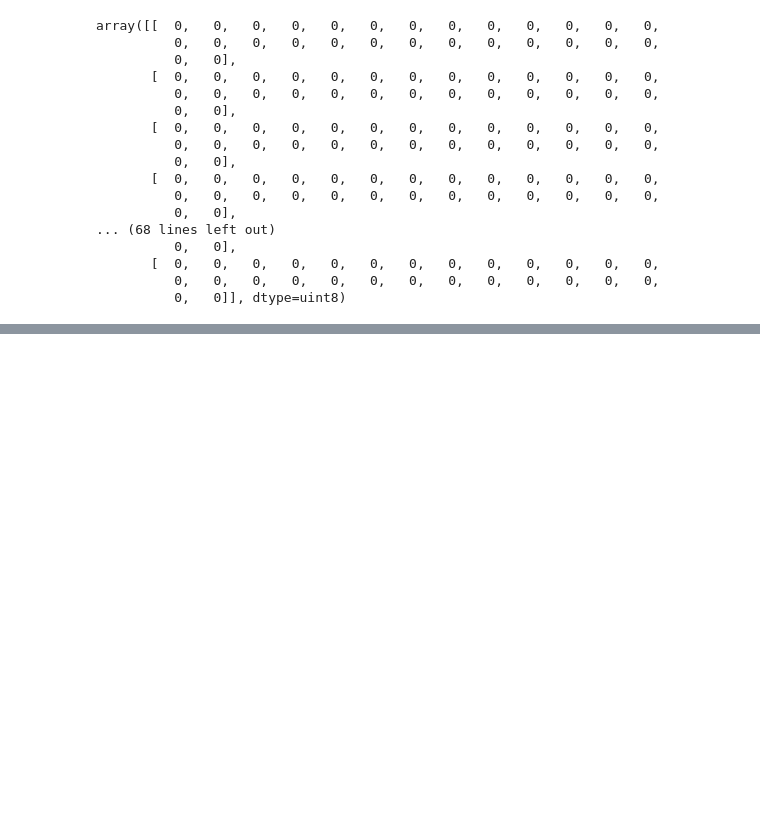
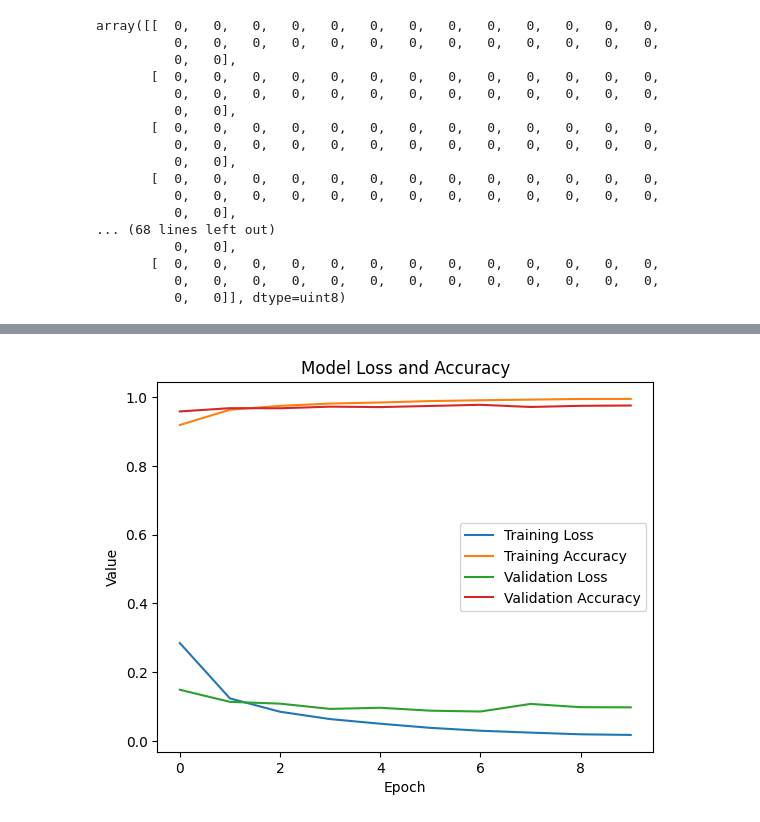
Before and after one commit to HimanshuHeda/NL_DL, a Jupyter notebook: multiclassification.ipynb, the cells around one changed output, grey strips where cells are left out. Cells and saved outputs as stored; diff of their text form; code cells hidden in the pictures; blank space fills up the shorter version.

Commit message:
Model for testing

```diff
--- a/multiclassification.ipynb
+++ b/multiclassification.ipynb
@@ -120,0 +176,6 @@ array([[  0,   0,   0,   0,   0,   0,   0,   0,   0,   0,   0,   0,   0,
+# %%
+model = Sequential()
+# %%
+model.add(Flatten(input_shape=(28, 28)))
+model.add(Dense(128, activation='relu'))
+model.add(Dense(10, activation='softmax'))
@@ -120,0 +198,4 @@ array([[  0,   0,   0,   0,   0,   0,   0,   0,   0,   0,   0,   0,   0,
+# %%
+model.compile(loss='sparse_categorical_crossentropy', optimizer='adam', metrics=['accuracy'])
+# %%
+hist=model.fit(x_train, y_train, epochs=10, validation_split=0.2)
@@ -120,0 +223,12 @@ array([[  0,   0,   0,   0,   0,   0,   0,   0,   0,   0,   0,   0,   0,
+# %%
+plt.plot(hist.history['loss'], label='Training Loss')
+plt.plot(hist.history['accuracy'], label='Training Accuracy')
+plt.plot(hist.history['val_loss'], label='Validation Loss')
+plt.plot(hist.history['val_accuracy'], label='Validation Accuracy')
+plt.xlabel('Epoch')
+plt.ylabel('Value')
+plt.title('Model Loss and Accuracy')
+plt.legend()
+plt.show()
+# %% [output]
+[figure, added]
```
Also changed, not shown: parts of 11 cells of this notebook.
